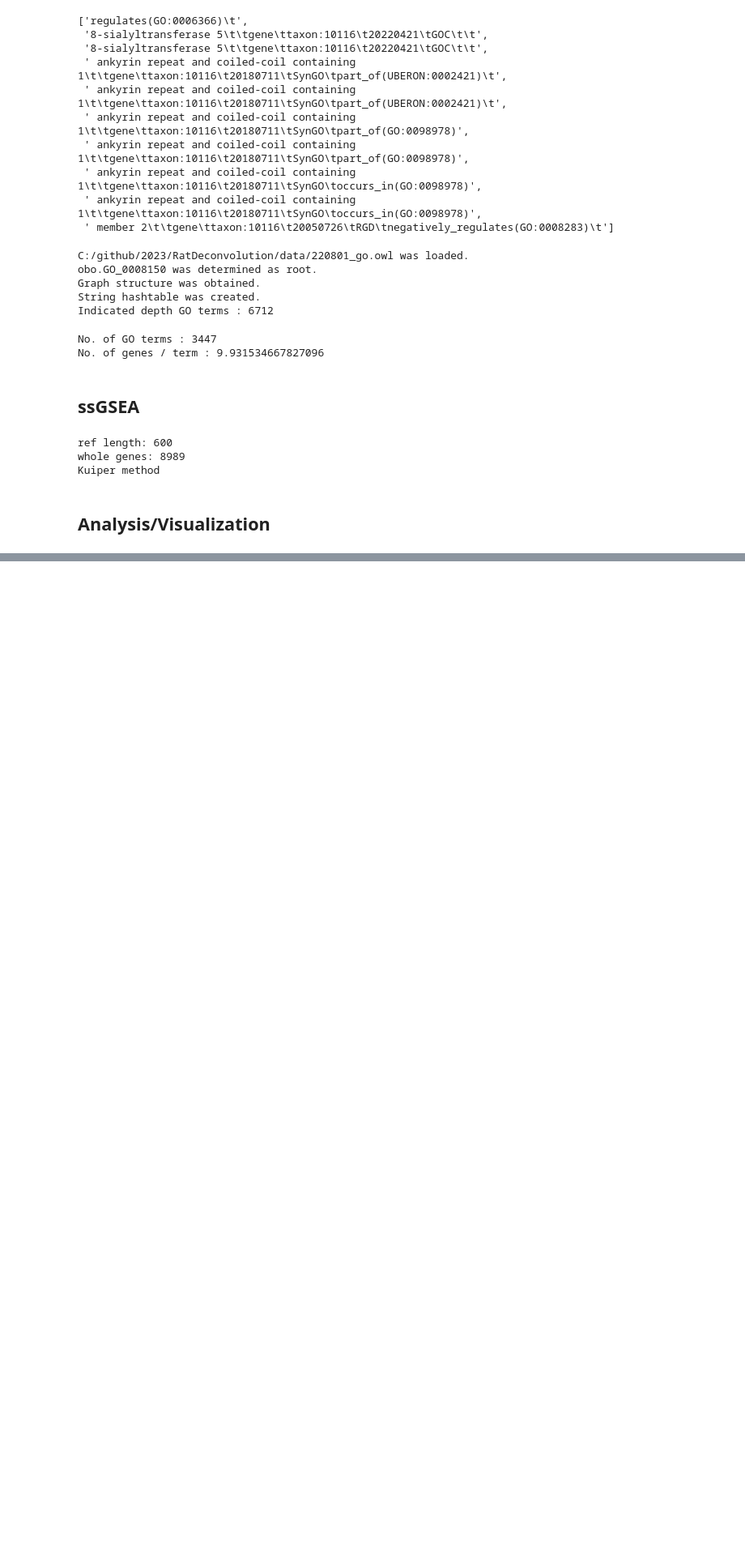
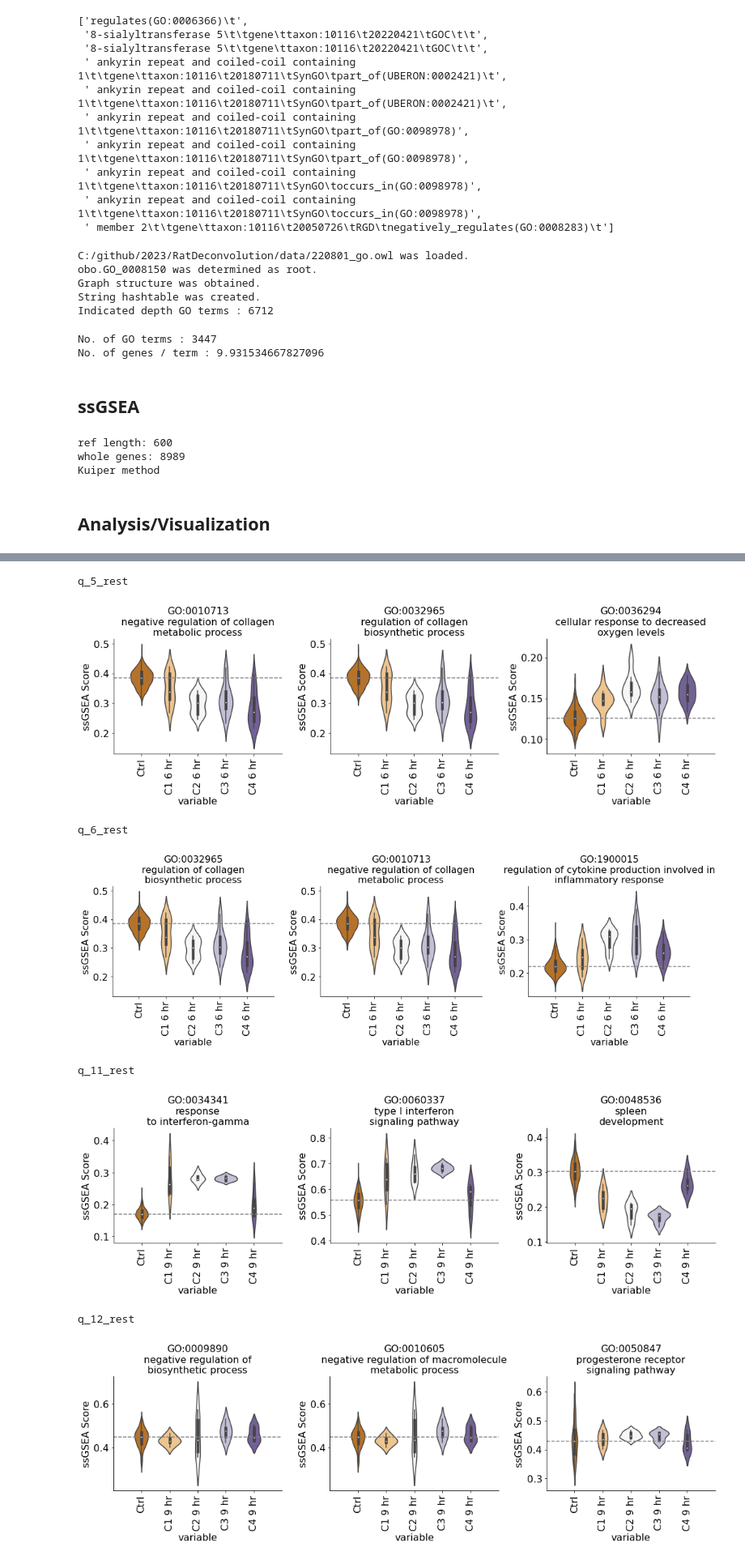
Before and after one commit to mizuno-group/2023, a Jupyter notebook: RatDeconvolution/code/4_cluster_annotation.ipynb, the cells around one changed output, grey strips where cells are left out. Shown: that part at 81% size. Cells and saved outputs as stored; diff of their text form; code cells hidden in the pictures; blank space fills up the shorter version.

Commit message:
[230415morita] complete 4_cluster_aanotation

```diff
--- a/RatDeconvolution/code/4_cluster_annotation.ipynb
+++ b/RatDeconvolution/code/4_cluster_annotation.ipynb
@@ -421,0 +475,6 @@ res.to_csv(f"{root}/result/res_depth5_kuiper.csv")
+# %%
+# Deconvolution
+res = pd.read_csv(f"{root}/result/tggate_result.csv", index_col=0)
+res = res.loc[(res.index.str.contains("High")) | (res.index.str.contains("Control")),:]
+res = res.loc[~(res.index.str.contains("day")),:]
+res_z = calc_z(res, drugs=target_compounds, ctrl="Control")
@@ -421,0 +556,16 @@ res.to_csv(f"{root}/result/res_depth5_kuiper.csv")
+# %%
+res = pd.read_csv(f"{root}/result/res_depth{depth}_kuiper.csv", index_col=0)
+res.columns = [i.split(".")[0] for i in res.columns]
+# %%
+lst_control = [f"{comp}_Control_{time}" for time in ["3 hr", "6 hr", "9 hr", "24 hr"] for cluster in clusters for comp in cluster]
+lst_clusters = [[f"{comp}_High_{time}" for comp in cluster] for time in ["3 hr", "6 hr", "9 hr", "24 hr"] for cluster in clusters]
+lst_all = [lst_control]
+lst_all.extend(lst_clusters)
+labels = []
+target_lst=[]
+for i, lst in enumerate(lst_all):
+    labels+=[i]*len(lst)
+    target_lst.extend(lst)
+
+res_temp = copy.deepcopy(res)
+res_temp = res_temp.loc[:,target_lst]
@@ -421,0 +669,26 @@ res.to_csv(f"{root}/result/res_depth5_kuiper.csv")
+# %%
+lst_name = [
+    ["q_5_rest",1],
+    ["q_6_rest",1],
+    ["q_11_rest",2],
+    ["q_12_rest",2],
+]
+
+for name,i in lst_name:
+    print(name)
+    fig = plt.figure(figsize=(15,5))
+    terms = df_res_limit.sort_values(by=[name]).index.tolist()[:3]
+    for v, term in enumerate(terms):
+        ax=fig.add_subplot(1,3,v+1)
+        plot_go_violin(res_temp, lst_all=lst_all, term=term, ax=ax, position=i)
+    plt.tight_layout()
+    plt.show()
+# %% [output]
+q_5_rest
+[figure, added]
+q_6_rest
+[figure, added]
+q_11_rest
+[figure, added]
+q_12_rest
+[figure, added]
```
Also changed, not shown: parts of 15 cells of this notebook, 2 other files.
